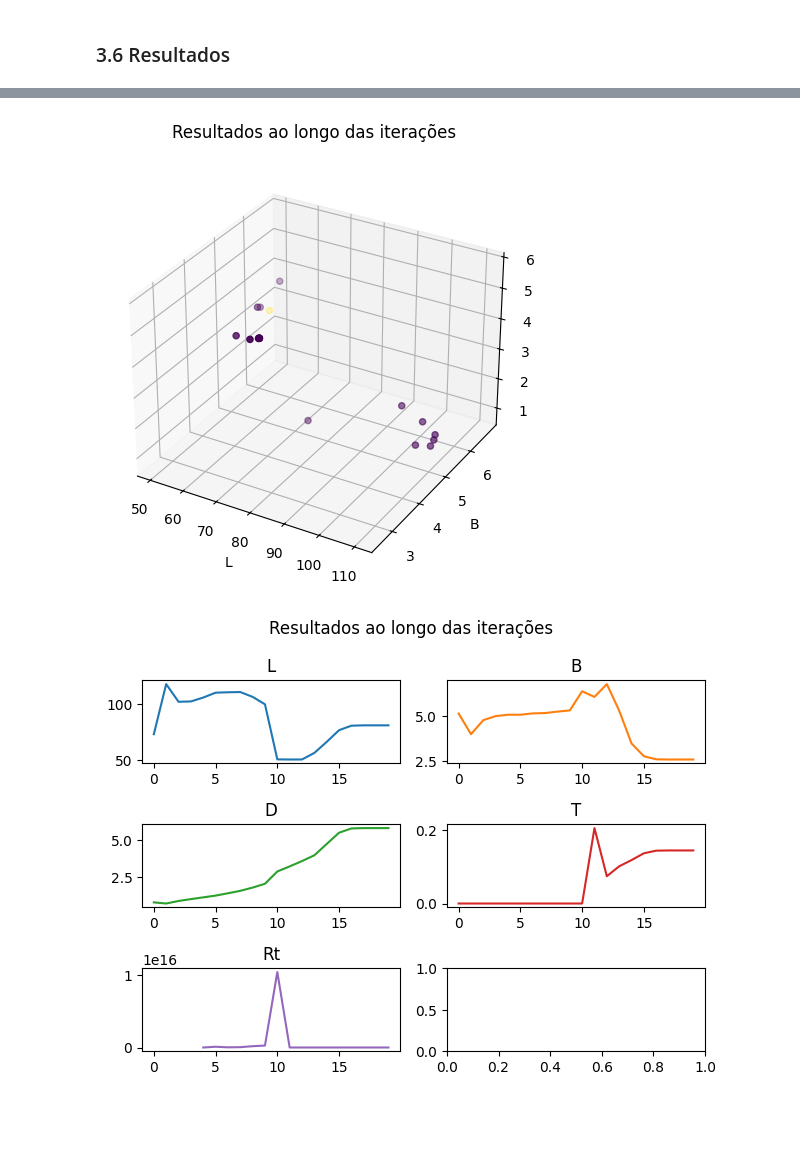
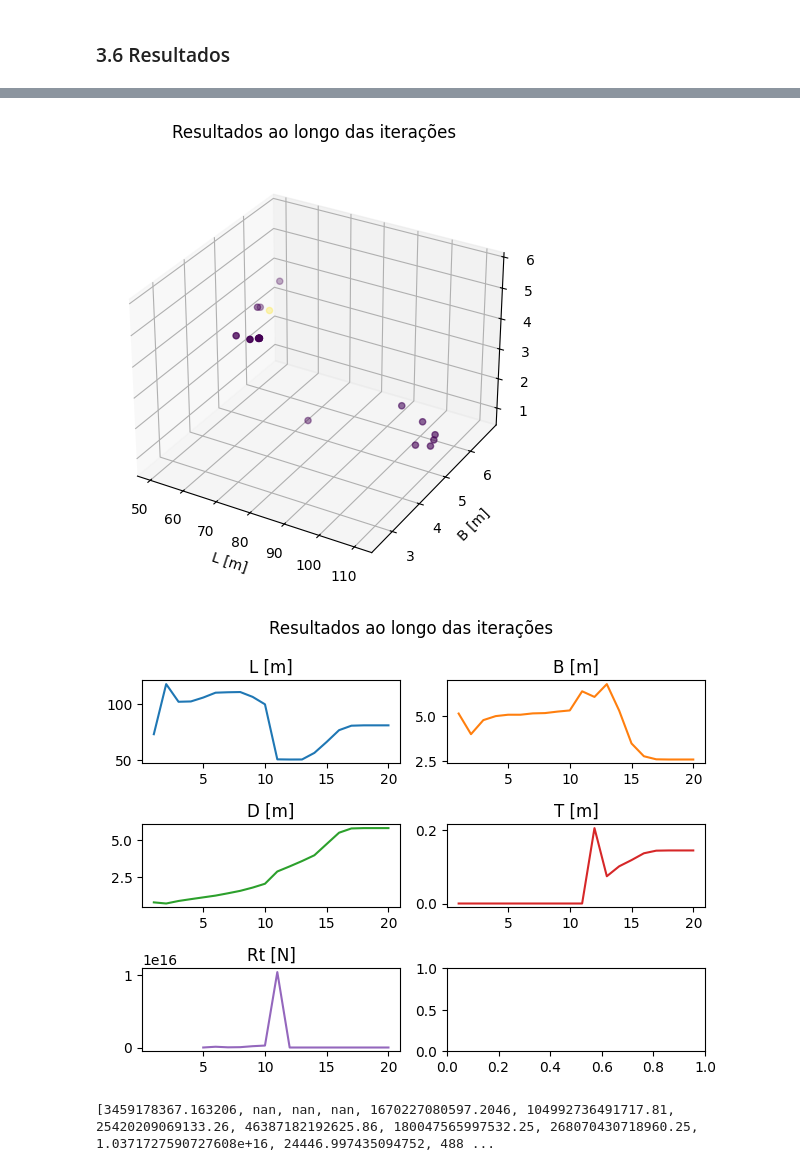
Before and after one commit to leonardolombardi07/otimizacao-pontal, a Jupyter notebook: Report.ipynb, the cells around one changed output, grey strips where cells are left out. Drawn from its saved outputs; the diff is of its cells as text; code cells hidden in the pictures; blank space fills up the shorter version.

Commit message:
put weight constraint, minor plot improvents

```diff
--- a/Report.ipynb
+++ b/Report.ipynb
@@ -489,7 +492,7 @@ def plot_results(x: XAndFunResults):
     fig.suptitle('Resultados')
     ax.axis('off')
     table_data = [
-        ['L', 'B', 'D', 'T', 'Rt'],
+        ['L [m]', 'B [m]', 'D [m]', 'T [m]', 'Rt [N]'],
         [round(val, 2) for val in [L, B, D, T, Rt]]
     ]
 
@@ -505,10 +508,10 @@ def plot_results(x: XAndFunResults):
     GM = get_GM(KB=get_model_KB(T=T), BM=get_model_BM(L=L, B=B, T=T), KG=get_model_KG(D=D))
 
     fig, ax = plt.subplots()
-    fig.suptitle('Veirificação das restrições')
+    fig.suptitle('Verificação das Principais Restrições')
     ax.axis('off')
     table_data = [
-        ['L/D', 'Volume', 'Volume Submerso', 'GM'],
+        ['L/D [-]', 'Volume [m^3]', 'Volume Submerso [m^3]', 'GM [m]'],
         [round(val, 2) for val in [L_over_D, volume, nabla, GM]]
     ]
     ax.table(cellText=table_data, loc='top')
@@ -529,26 +532,27 @@ def plot_results(x: XAndFunResults):
 
     ax = fig.add_subplot(projection='3d')
     ax.scatter(x, y, z, w, c=fun, cmap='viridis')
-    ax.set_xlabel('L')
-    ax.set_ylabel('B')
-    ax.set_zlabel('D')
+    ax.set_xlabel('L [m]')
+    ax.set_ylabel('B [m]')
+    ax.set_zlabel('D [m]')
     fig.tight_layout()
     plt.show()
 
     # 3. Para L, B, D, T e Rt, mostrar um gráfico niterações x valor
     # Varie as cores e garanta que os gráficos não vão se sobrepor
     fig, axs = plt.subplots(nrows=3, ncols=2)
+    niter_list = [i+1 for i in range(len(x_and_fun_results))]
     fig.suptitle('Resultados ao longo das iterações')
-    axs[0, 0].plot(range(len(x_and_fun_results)), x, 'tab:blue')
-    axs[0, 0].set_title('L')
-    axs[0, 1].plot(range(len(x_and_fun_results)), y, 'tab:orange')
-    axs[0, 1].set_title('B')
-    axs[1, 0].plot(range(len(x_and_fun_results)), z, 'tab:green')
-    axs[1, 0].set_title('D')
-    axs[1, 1].plot(range(len(x_and_fun_results)), w, 'tab:red')
-    axs[1, 1].set_title('T')
-    axs[2, 0].plot(range(len(x_and_fun_results)), fun, 'tab:purple')
-    axs[2, 0].set_title('Rt')
+    axs[0, 0].plot(niter_list, x, 'tab:blue')
+    axs[0, 0].set_title('L [m]')
+    axs[0, 1].plot(niter_list, y, 'tab:orange')
+    axs[0, 1].set_title('B [m]')
+    axs[1, 0].plot(niter_list, z, 'tab:green')
+    axs[1, 0].set_title('D [m]')
+    axs[1, 1].plot(niter_list, w, 'tab:red')
+    axs[1, 1].set_title('T [m]')
+    axs[2, 0].plot(niter_list, fun, 'tab:purple')
+    axs[2, 0].set_title('Rt [N]')
     fig.tight_layout()
     plt.show()
 
@@ -560,2 +564,3 @@ plot_results(x_and_fun_results)
-[figure, old version]
+[figure, new version]
-[figure, old version]
+[figure, new version]
+[3459178367.163206, nan, nan, nan, 1670227080597.2046, 104992736491717.81, 25420209069133.26, 46387182192625.86, 180047565997532.25, 268070430718960.25, 1.0371727590727608e+16, 24446.997435094752, 488 ...
```
Also changed, not shown: parts of 4 cells of this notebook.
